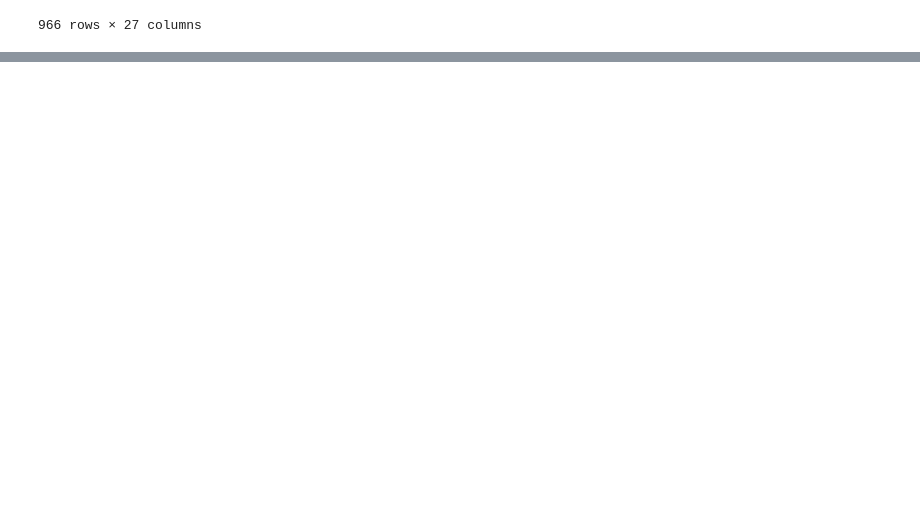
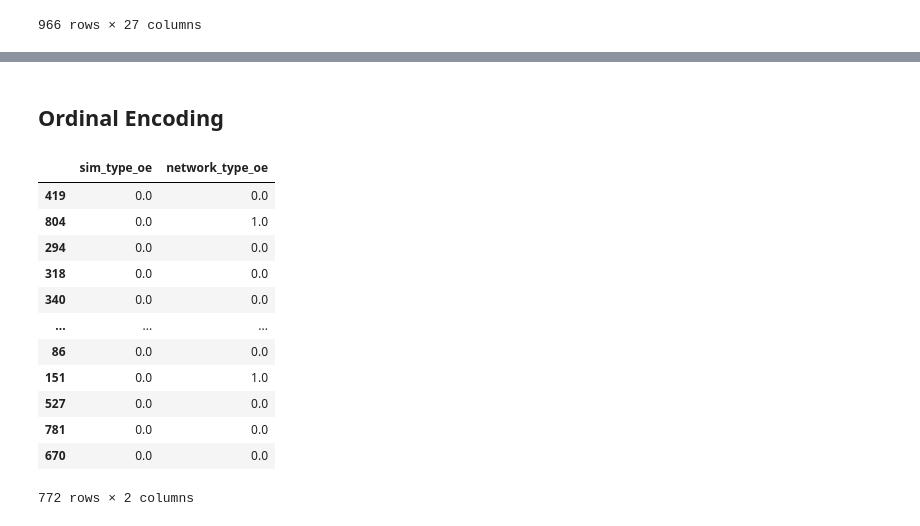
Before and after one commit to KryptoVader/DataScience_Journey, a Jupyter notebook: Analysis/Day3.ipynb, the cells around one changed output, grey strips where cells are left out. Drawn from its saved outputs; the diff is of its cells as text; code cells hidden in the pictures; blank space fills up the shorter version.

```diff
--- a/Analysis/Day3.ipynb
+++ b/Analysis/Day3.ipynb
@@ -533,0 +563,22 @@ smart
+# %% [markdown]
+## Ordinal Encoding
+# %%
+from sklearn.preprocessing import OrdinalEncoder
+
+oe = OrdinalEncoder(categories=[['Dual', 'Single'], ['5g', '4g']])
+X_train_oe = pd.DataFrame(oe.fit_transform(X_train[['sim_type', 'network_type']]), columns=['sim_type_oe', 'network_type_oe'], index = X_train.index)
+X_train_oe
+# %% [output]
+|  | sim_type_oe | network_type_oe |
+| 419 | 0.0 | 0.0 |
+| 804 | 0.0 | 1.0 |
+| 294 | 0.0 | 0.0 |
+| 318 | 0.0 | 0.0 |
+| 340 | 0.0 | 0.0 |
+| ... | ... | ... |
+| 86 | 0.0 | 0.0 |
+| 151 | 0.0 | 1.0 |
+| 527 | 0.0 | 0.0 |
+| 781 | 0.0 | 0.0 |
+| 670 | 0.0 | 0.0 |
+772 rows × 2 columns
```
Also changed, not shown: parts of 7 cells of this notebook.
